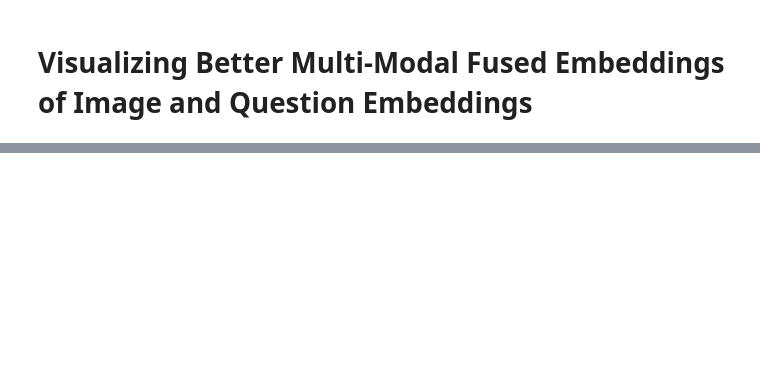
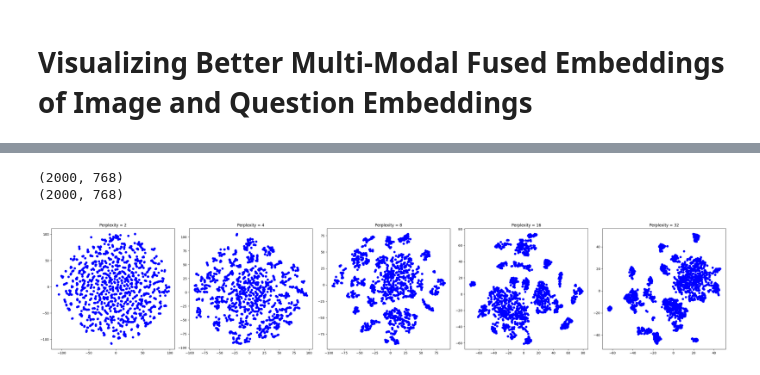
Before and after one commit to tanmay4269/Few-Shot-VQA, a Jupyter notebook: visualize-fused-embeddings.ipynb, the cells around one changed output, grey strips where cells are left out. Drawn from its saved outputs; the diff is of its cells as text; code cells hidden in the pictures; blank space fills up the shorter version.

```diff
--- a/visualize-fused-embeddings.ipynb
+++ b/visualize-fused-embeddings.ipynb
@@ -464,0 +539,15 @@ Epoch [23/100]   Avg Train Loss: 1.091129        Avg Eval Loss: 1.414814
+# %%
+train_set = True
+n = 1000
+
+cfg['fusion_mode'] = 'cat'
+
+cfg['ckpt'] = './weights/v2_25-classes_10000-total-samples_0.001-lr_1-stacked_attn_cat-fusion-mode_8-attn_heads_strict-accuracy.pth'
+cfg['samples_per_answer'] = 400
+
+v2_embeddings = get_embeddings(cfg, vqa_v2, n, train_set)
+
+cfg['ckpt'] = 'weights/abs_25-classes_5000-total-samples_0.001-lr_1-stacked_attn_cat-fusion-mode_8-attn_heads_strict-accuracy.pth'
+cfg['samples_per_answer'] = 200
+
+abs_embeddings = get_embeddings(cfg, vqa_abs, n, train_set)
@@ -464,0 +603,38 @@ Epoch [23/100]   Avg Train Loss: 1.091129        Avg Eval Loss: 1.414814
+# %%
+v2_embeddings = np.array(v2_embeddings)
+v2_embeddings = v2_embeddings.reshape(-1, 768)
+
+abs_embeddings = np.array(abs_embeddings)
+abs_embeddings = abs_embeddings.reshape(-1, 768)
+# %%
+print(v2_embeddings.shape)
+print(abs_embeddings.shape)
+# %% [output]
+(2000, 768)
+(2000, 768)
+# %%
+from sklearn.manifold import TSNE
+
+def plot_tsne(embeddings, plot_labels, perplexities):
+    n_plots = len(perplexities)
+    fig, axes = plt.subplots(1, n_plots, figsize=(6 * n_plots, 6))
+
+    for idx, perplexity in enumerate(perplexities):
+        tsne = TSNE(n_components=2, perplexity=perplexity, random_state=42)
+        tsne_embeddings = tsne.fit_transform(embeddings)
+
+        ax = axes[idx]
+        for i, plot_label in enumerate(plot_labels):
+            ax.scatter(tsne_embeddings[i, 0], tsne_embeddings[i, 1], color='blue' if plot_label == 'V' else 'red')
+            ax.text(tsne_embeddings[i, 0] + 0.1, tsne_embeddings[i, 1], '', fontsize=9)
+
+        ax.set_title(f'Perplexity = {perplexity}')
+
+    plt.tight_layout()
+    plt.show()
+# %%
+n = len(v2_embeddings)
+
+plot_tsne(v2_embeddings, ['V'] * n, [2,4,8,16,32])
+# %% [output]
+[figure, added]
```
Also changed, not shown: parts of 13 cells of this notebook, 3 other files.
